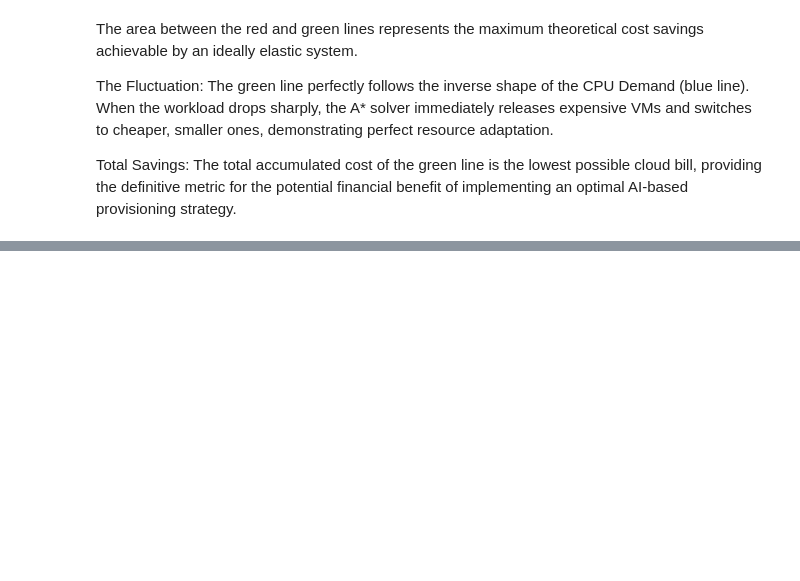
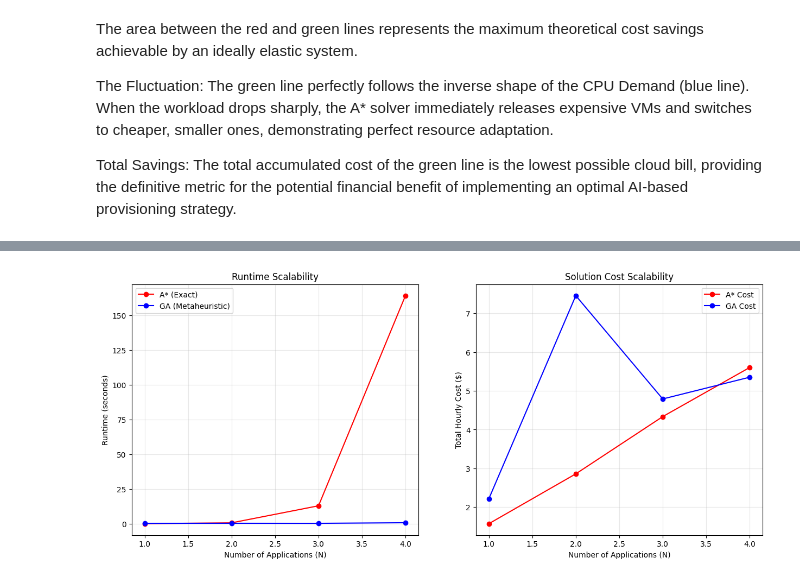
Before and after one commit to 3leopaul/AiAlgoProject, a Jupyter notebook: notebook.ipynb, the cells around one changed output, grey strips where cells are left out. Drawn from its saved outputs; the diff is of its cells as text; code cells hidden in the pictures; blank space fills up the shorter version.

Commit message:
scalability study

```diff
--- a/notebook.ipynb
+++ b/notebook.ipynb
@@ -1053,0 +1055,96 @@ Total Savings: The total accumulated cost of the green line is the lowest possib
+# %%
+import time
+
+# --- 1. SETUP SCALING EXPERIMENT ---
+scaling_factors = [1, 2, 3, 4]
+results = {
+    "Scale": [],
+    "A*_Cost": [],
+    "A*_Time": [],
+    "GA_Cost": [],
+    "GA_Time": []
+}
+
+# Base requirements for 1 Application (Calculated previously)
+BASE_CPU = 25.0
+BASE_RAM = 6.25
+
+print(f"--- STARTING SCALABILITY STUDY ---")
+print(f"Base Case (1 App): {BASE_CPU} CPU / {BASE_RAM} RAM")
+
+# We need to make sure the algorithms use these dynamic globals
+# Ensure your 'a_star_search' and 'genetic_algorithm' functions
+# use 'REQUIRED_CPU' and 'REQUIRED_RAM' as defined below.
+
+for n in scaling_factors:
+    print(f"\nTesting for N={n} Applications...")
+
+    # 1. Update Global Constraints for this scale
+    REQUIRED_CPU = BASE_CPU * n
+    REQUIRED_RAM = BASE_RAM * n
+
+    # --- RUN A* SEARCH (EXACT) ---
+    start_time = time.time()
+    try:
+        # We assume a_star_search uses the global REQUIRED_CPU/RAM
+        # If your A* function takes args, pass them: a_star_search(REQUIRED_CPU, ...)
+
+        # TIMEOUT WARNING: For N=10, A* might take very long.
+        # Ideally, verify N=1, 2, 5 first.
+        sol_a, cost_a = a_star_search()
+
+    except Exception as e:
+        print(f"A* Failed or Timed Out: {e}")
+        cost_a = float('inf')
+    end_time = time.time()
+
+    a_runtime = end_time - start_time
+    print(f"  > A* Finished: Cost=${cost_a:.2f}, Time={a_runtime:.4f}s")
+
+    # --- RUN GENETIC ALGORITHM (METAHEURISTIC) ---
+    start_time = time.time()
+
+    # Run GA (Ensure it uses the updated globals)
+    sol_ga, cost_ga = genetic_algorithm(pop_size=100, generations=200) # Increased gens for hardness
+
+    end_time = time.time()
+    ga_runtime = end_time - start_time
+    print(f"  > GA Finished: Cost=${cost_ga:.2f}, Time={ga_runtime:.4f}s")
+
+    # Record Data
+    results["Scale"].append(n)
+    results["A*_Cost"].append(cost_a)
+    results["A*_Time"].append(a_runtime)
+    results["GA_Cost"].append(cost_ga)
+    results["GA_Time"].append(ga_runtime)
+
+# --- 2. VISUALIZATION ---
+df_results = pd.DataFrame(results)
+
+fig, (ax1, ax2) = plt.subplots(1, 2, figsize=(15, 6))
+
+# Plot 1: Runtime Analysis
+ax1.plot(df_results["Scale"], df_results["A*_Time"], marker='o', label="A* (Exact)", color='red')
+ax1.plot(df_results["Scale"], df_results["GA_Time"], marker='o', label="GA (Metaheuristic)", color='blue')
+ax1.set_xlabel("Number of Applications (N)")
+ax1.set_ylabel("Runtime (seconds)")
+ax1.set_title("Runtime Scalability")
+ax1.legend()
+ax1.grid(True, alpha=0.3)
+
+# Plot 2: Solution Quality (Cost)
+# We plot Cost per Application to see efficiency
+ax2.plot(df_results["Scale"], df_results["A*_Cost"], marker='o', label="A* Cost", color='red')
+ax2.plot(df_results["Scale"], df_results["GA_Cost"], marker='o', label="GA Cost", color='blue')
+ax2.set_xlabel("Number of Applications (N)")
+ax2.set_ylabel("Total Hourly Cost ($)")
+ax2.set_title("Solution Cost Scalability")
+ax2.legend()
+ax2.grid(True, alpha=0.3)
+
+plt.show()
+
+# Display Table
+print("\nSummary Table:")
+print(df_results)
+# %% [output]
@@ -1053,0 +1168 @@ Total Savings: The total accumulated cost of the green line is the lowest possib
+[figure, added]
```
Also changed, not shown: parts of 13 cells of this notebook.
